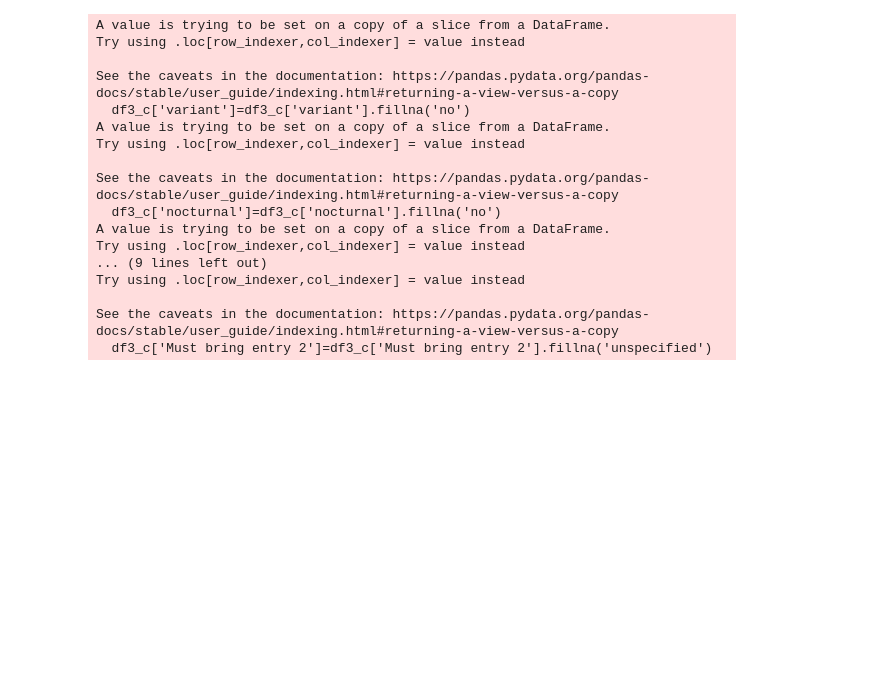
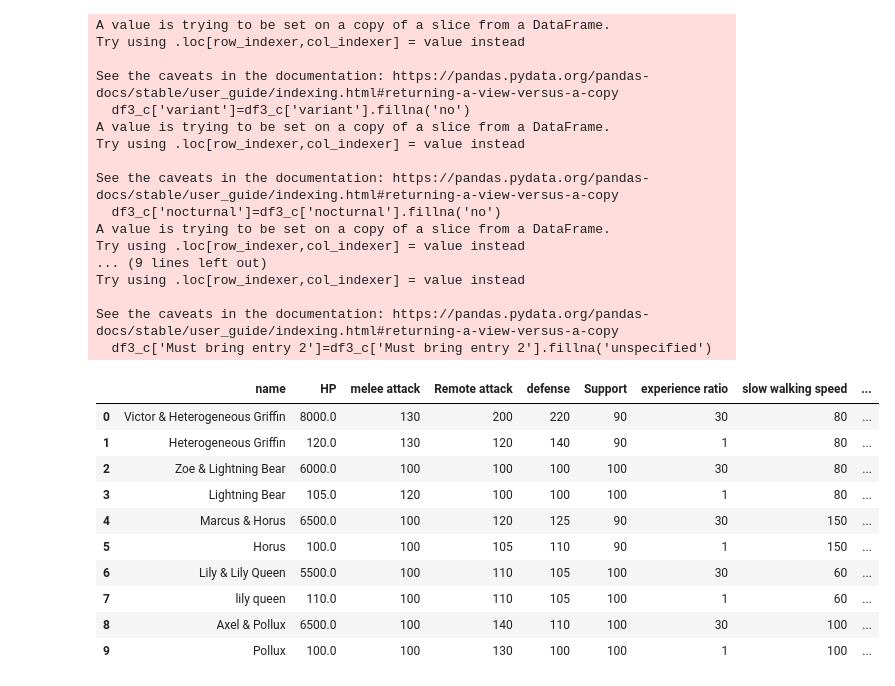
Before and after one commit to amina-taleb/pals-analysis, a Jupyter notebook: notebooks/last changes.ipynb, the cells around one changed output. Drawn from its saved outputs; the diff is of its cells as text; code cells hidden in the pictures; blank space fills up the shorter version.

Commit message:
Giving back their name to Tower Bosses

```diff
--- a/notebooks/last changes.ipynb
+++ b/notebooks/last changes.ipynb
@@ -132,0 +134,13 @@ df3_c.to_csv('../data/processed/Cleaned_file03final.csv')
+# %%
+noms = [
+    "Victor & Heterogeneous Griffin",
+    "Heterogeneous Griffin",
+    "Zoe & Lightning Bear",
+    "Lightning Bear",
+    "Marcus & Horus",
+    "Horus",
+    "Lily & Lily Queen",
+    "lily queen",
+    "Axel & Pollux",
+    "Pollux"
+]
@@ -132,0 +149,19 @@ df3_c.to_csv('../data/processed/Cleaned_file03final.csv')
+# %%
+df6_c["name"] = noms
+# %%
+colonnes = ["name"] + [col for col in df6_c.columns if col != "name"]
+df6_c = df6_c[colonnes]
+# %%
+df6_c
+# %% [output]
+|  | name | HP | melee attack | Remote attack | defense | Support | experience ratio | slow walking speed | ... |
+| 0 | Victor & Heterogeneous Griffin | 8000.0 | 130 | 200 | 220 | 90 | 30 | 80 | ... |
+| 1 | Heterogeneous Griffin | 120.0 | 130 | 120 | 140 | 90 | 1 | 80 | ... |
+| 2 | Zoe & Lightning Bear | 6000.0 | 100 | 100 | 100 | 100 | 30 | 80 | ... |
+| 3 | Lightning Bear | 105.0 | 120 | 100 | 100 | 100 | 1 | 80 | ... |
+| 4 | Marcus & Horus | 6500.0 | 100 | 120 | 125 | 90 | 30 | 150 | ... |
+| 5 | Horus | 100.0 | 100 | 105 | 110 | 90 | 1 | 150 | ... |
+| 6 | Lily & Lily Queen | 5500.0 | 100 | 110 | 105 | 100 | 30 | 60 | ... |
+| 7 | lily queen | 110.0 | 100 | 110 | 105 | 100 | 1 | 60 | ... |
+| 8 | Axel & Pollux | 6500.0 | 100 | 140 | 110 | 100 | 30 | 100 | ... |
+| 9 | Pollux | 100.0 | 100 | 130 | 100 | 100 | 1 | 100 | ... |
```
Also changed, not shown: parts of 2 cells of this notebook, 1 other file.
